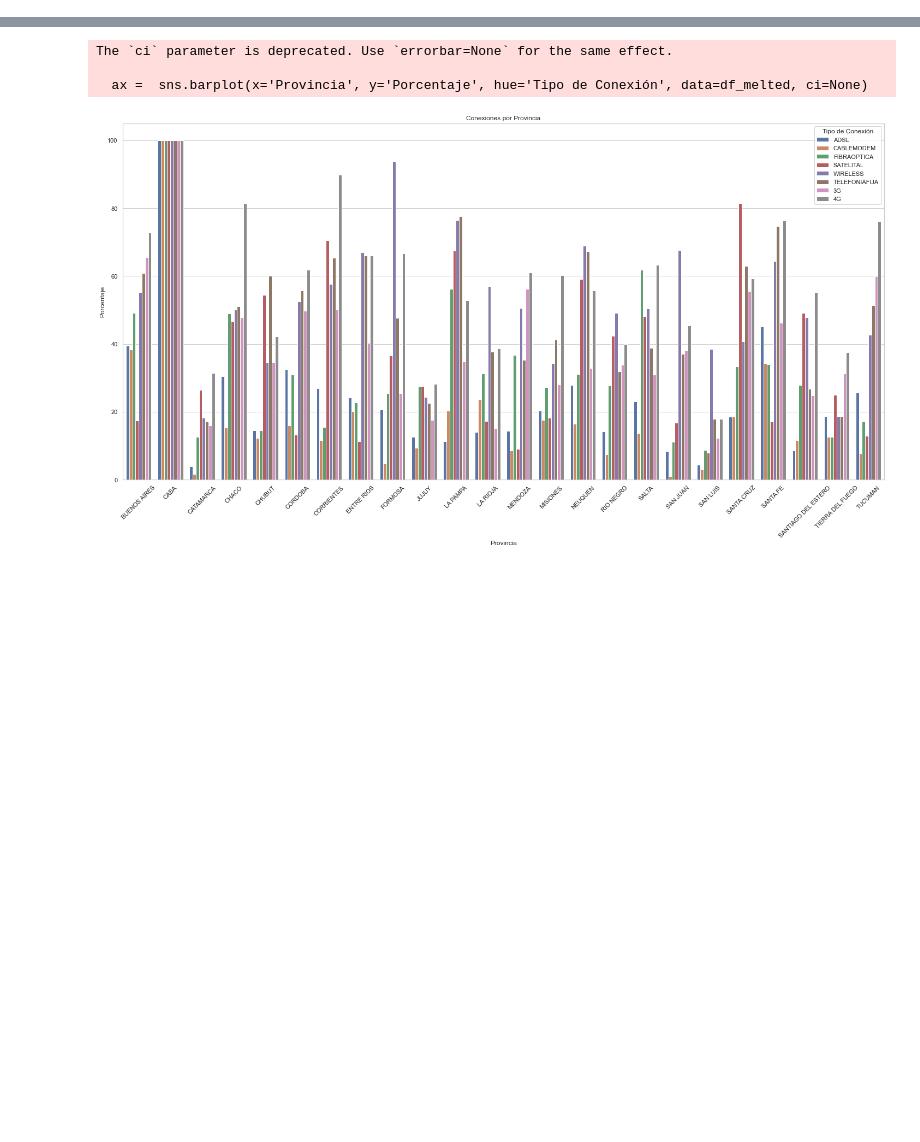
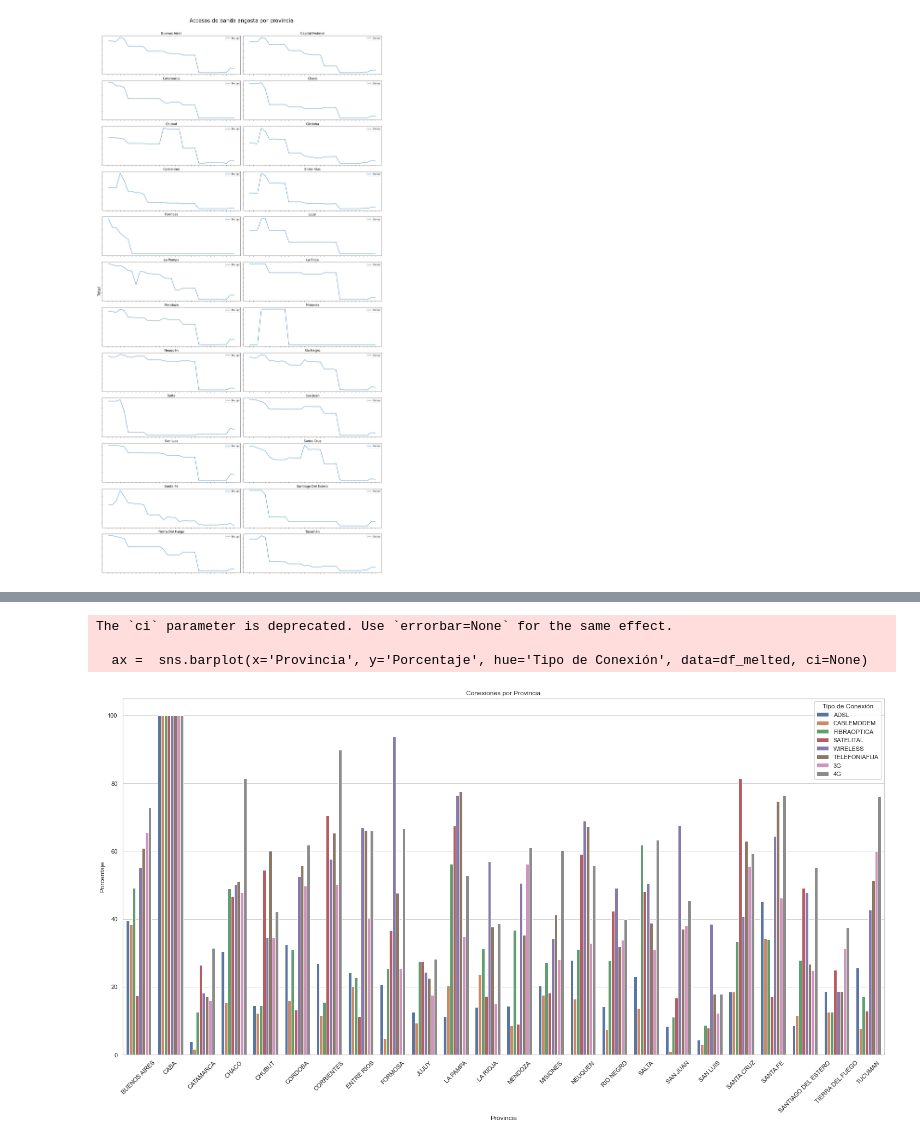
Before and after one commit to Galo0000/Analitics_Proyect, a Jupyter notebook: EDA.ipynb, the cells around one changed output, grey strips where cells are left out. Saved outputs shown, nothing was run; the diff lists cells and outputs as text; code cells hidden in the pictures; blank space fills up the shorter version.

```diff
--- a/EDA.ipynb
+++ b/EDA.ipynb
@@ -9,0 +8,12 @@ df_Conectividad_servicio_Internet = pd.read_pickle('./Internet_datasets/Conectiv
+# %%
+folder_path = 'Internet_datasets'
+dataframes = []
+# Utilizar glob para encontrar todos los archivos CSV en la carpeta
+csv_files = glob.glob(folder_path + '\\*.pickle')
+
+# Imprimir los nombres de los archivos CSV encontrados
+for file_path in csv_files:
+    file_name = file_path.split('\\')[-1]
+    df = pd.read_pickle(f'./Internet_datasets/{file_name}')
+    print(file_name)
+    dataframes.append(df)
@@ -9,0 +68,2 @@ df_Conectividad_servicio_Internet = pd.read_pickle('./Internet_datasets/Conectiv
+# %%
+dataframes[0]['Año y trimestre'] = dataframes[0]['Año'].astype(str)+'-'+dataframes[0]['Trimestre'].astype(str)
@@ -9,0 +86,43 @@ df_Conectividad_servicio_Internet = pd.read_pickle('./Internet_datasets/Conectiv
+# %%
+provincias = dataframes[0]['Provincia'].unique()
+num_filas = (len(provincias) + 1) // 2
+num_columnas = 2
+
+fig, axs = plt.subplots(num_filas, num_columnas, figsize=(20, 40))
+
+for i, provincia in enumerate(provincias):
+    fila = i // num_columnas
+    columna = i % num_columnas
+
+    ax = axs[fila, columna] if num_filas > 1 else axs[columna]
+
+    temp = dataframes[0][dataframes[0]['Provincia'] == provincia].sort_values('Año y trimestre')
+
+    # Agregar línea para 'banda angosta'
+    ax.plot(temp['Año y trimestre'], temp['Dial up'], label='Dial up')
+
+    ax.legend()
+
+    # Eliminar etiquetas del eje y
+    ax.set_yticklabels([])
+    ax.set_xticklabels([])
+
+    # Agregar título de la provincia encima del gráfico
+    ax.set_title(provincia, fontsize=16)
+
+# Ajustar los espacios entre los subplots
+plt.tight_layout()
+
+# Ajustar los márgenes para dejar espacio al título general
+plt.subplots_adjust(top=0.95)
+
+# Título general
+fig.suptitle('Accesos de banda angosta por provincia', fontsize=26)
+
+# Título del eje Y general
+fig.text(0, 0.5, 'Total', va='center', rotation='vertical', fontsize=20, ha='center')
+
+# Mostrar el gráfico
+plt.show()
+# %% [output]
+[figure, added]
```
Also changed, not shown: parts of 9 cells of this notebook, 15 other files.
